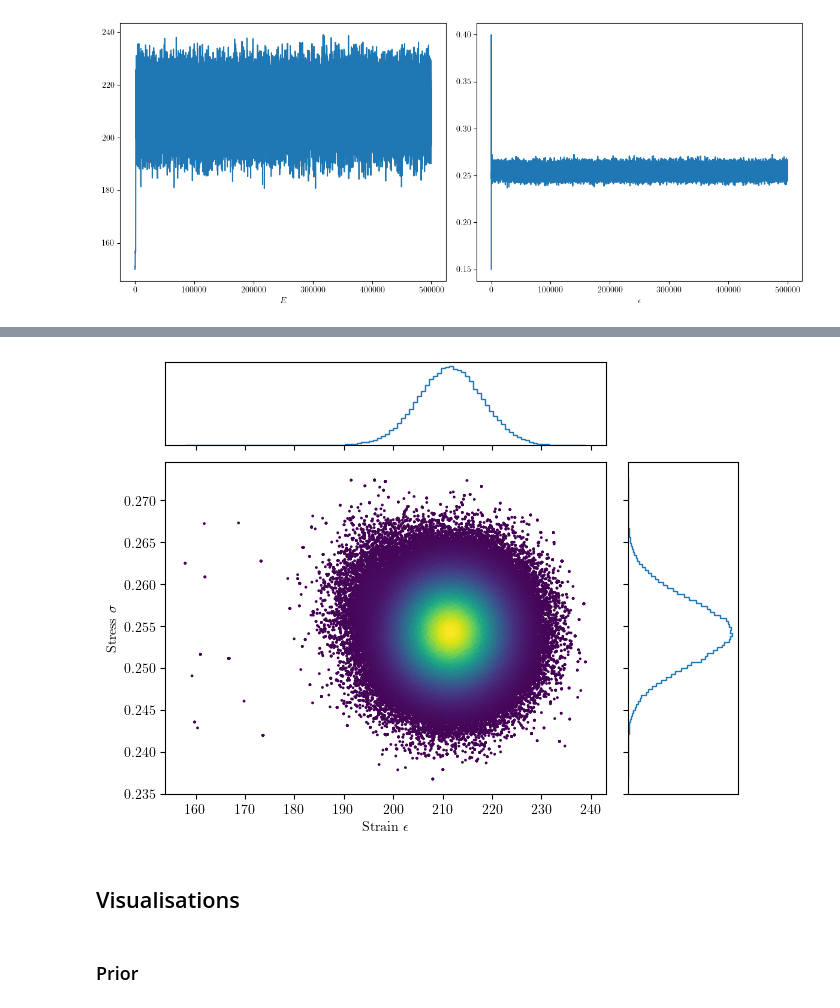
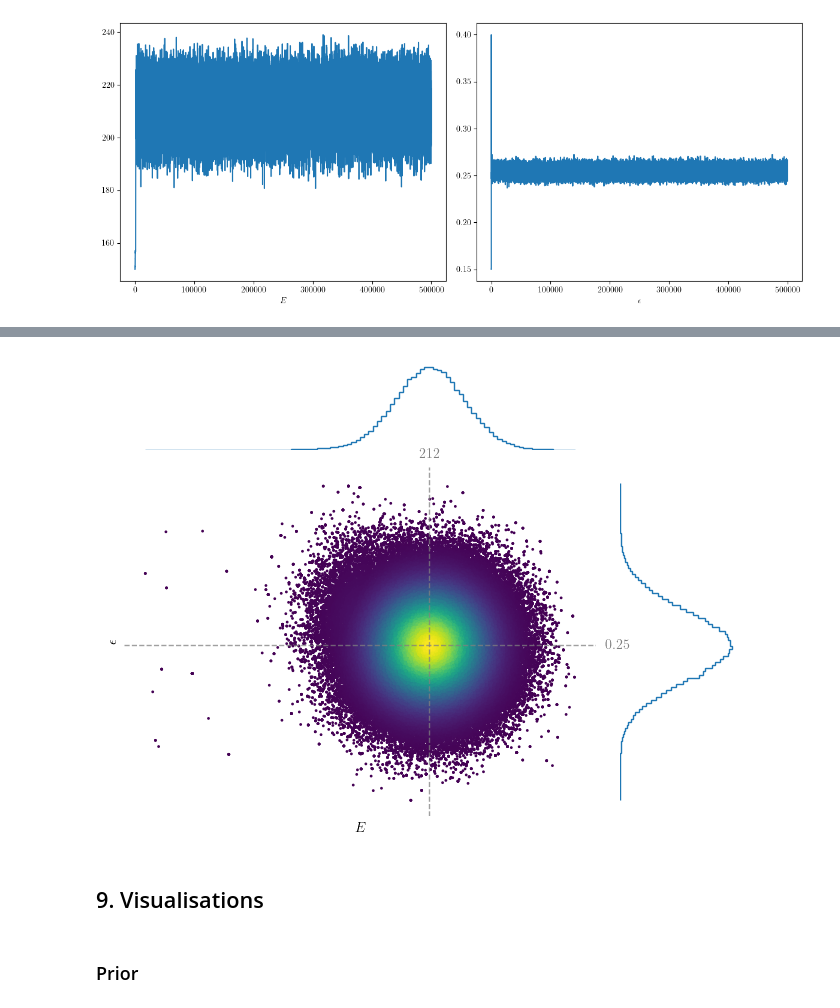
Before and after one commit to mark-hobbs/articles, a Jupyter notebook: bayesian-inference/linear-elasticity-perfect-plasticity.ipynb, the cells around one changed output, grey strips where cells are left out. Cells and saved outputs as stored; diff of their text form; code cells hidden in the pictures.

```diff
--- a/bayesian-inference/linear-elasticity-perfect-plasticity.ipynb
+++ b/bayesian-inference/linear-elasticity-perfect-plasticity.ipynb
@@ -792,19 +800,36 @@ def scatter_hist(x, y, p, ax, ax_histx, ax_histy):
 # %%
 fig = plt.figure(layout="constrained")
 gs = fig.add_gridspec(top=0.75, right=0.75)
 ax = gs.subplots()
 ax_hist_x = ax.inset_axes([0, 1.05, 1, 0.25], sharex=ax)
 ax_hist_y = ax.inset_axes([1.05, 0, 0.25, 1], sharey=ax)
 ax_hist_x.set_yticks([])
 ax_hist_y.set_xticks([])
+ax_hist_x.set_frame_on(False)
+ax_hist_y.set_frame_on(False)
+
 p = [
     posterior.evaluate(sample) for sample in samples
 ]  # TODO: save this in the Sampler class
+mean_x1 = np.mean(samples[1000:, 0])
+mean_x2 = np.mean(samples[1000:, 1])
 scatter_hist(samples[1000:, 0], samples[1000:, 1], p[1000:], ax, ax_hist_x, ax_hist_y)
-ax.set_xlabel("Strain $\epsilon$")
-ax.set_ylabel("Stress $\sigma$")
+ax.axvline(mean_x1, color="grey", linestyle="--", linewidth=1.0, alpha=0.75)
+ax.axhline(mean_x2, color="grey", linestyle="--", linewidth=1.0, alpha=0.75)
+
+ax.text(mean_x1, ax.get_ylim()[1] + 0.02 * (ax.get_ylim()[1] - ax.get_ylim()[0]),
+        f"{mean_x1:.0f}", color="grey", ha="center", va="bottom")
+ax.text(ax.get_xlim()[1] + 0.02 * (ax.get_xlim()[1] - ax.get_xlim()[0]), mean_x2,
+        f"{mean_x2:.2f}", color="grey", ha="left", va="center")
+
+
+ax.set_xlabel("$E$")
+ax.set_ylabel("$\epsilon$")
+ax.set_frame_on(False)
+ax.set_xticks([])
+ax.set_yticks([])
 fig.savefig("figures/posterior.png", dpi=300, bbox_inches="tight")
 # %% [output]
-[figure, old version]
+[figure, new version]
 # %% [markdown]
-## Visualisations
+## 9. Visualisations
```
Also changed, not shown: parts of 18 cells of this notebook, 6 other files.
